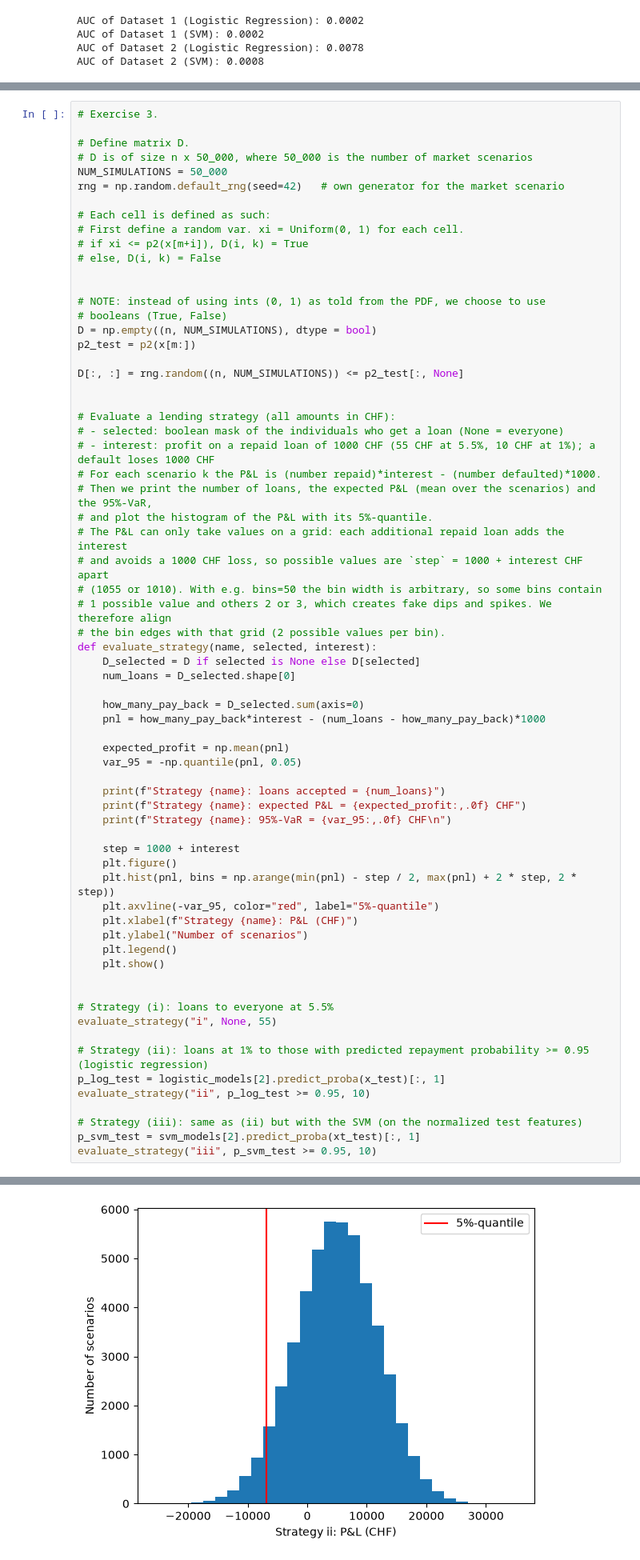
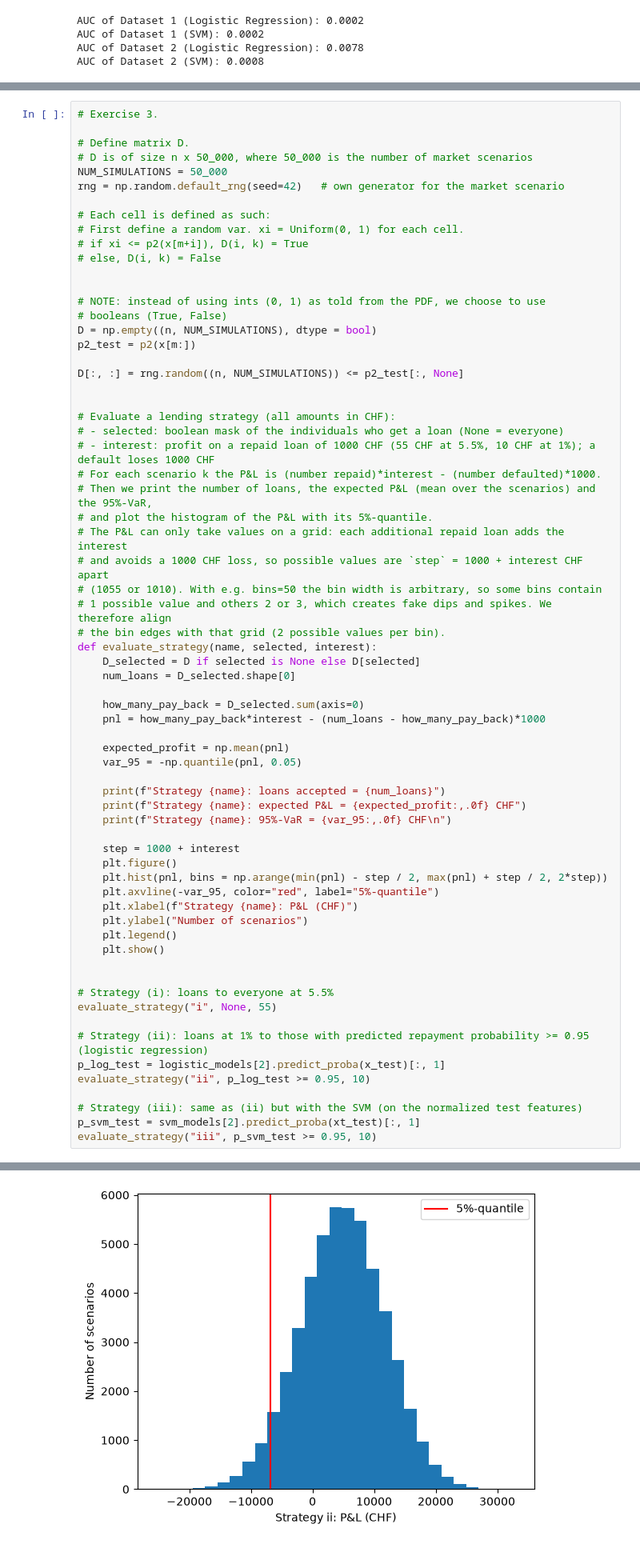
Before and after one commit to minieden/MachineLearningInFinanceProjects, a Jupyter notebook: MLFP2/Project2_2026_Template.ipynb, the cells around one changed output, grey strips where cells are left out. Shown at 80% size. Cells and saved outputs as stored; diff of their text form.

Commit message:
step size update

```diff
--- a/MLFP2/Project2_2026_Template.ipynb
+++ b/MLFP2/Project2_2026_Template.ipynb
@@ -325,7 +325,7 @@ def evaluate_strategy(name, selected, interest):
 
     step = 1000 + interest
     plt.figure()
-    plt.hist(pnl, bins = np.arange(min(pnl) - step / 2, max(pnl) + 2 * step, 2 * step))
+    plt.hist(pnl, bins = np.arange(min(pnl) - step / 2, max(pnl) + step / 2, 2*step))
     plt.axvline(-var_95, color="red", label="5%-quantile")
     plt.xlabel(f"Strategy {name}: P&L (CHF)")
     plt.ylabel("Number of scenarios")
@@ -351,7 +351,7 @@ Strategy i: 95%-VaR = -2,455 CHF
 Strategy ii: loans accepted = 6992
 Strategy ii: expected P&L = 4,858 CHF
 Strategy ii: 95%-VaR = 6,840 CHF
-[figure, old version]
+[figure, new version]
 Strategy iii: loans accepted = 8841
 Strategy iii: expected P&L = 61,962 CHF
 Strategy iii: 95%-VaR = -54,070 CHF
```
Also changed, not shown: parts of 1 cell of this notebook.
